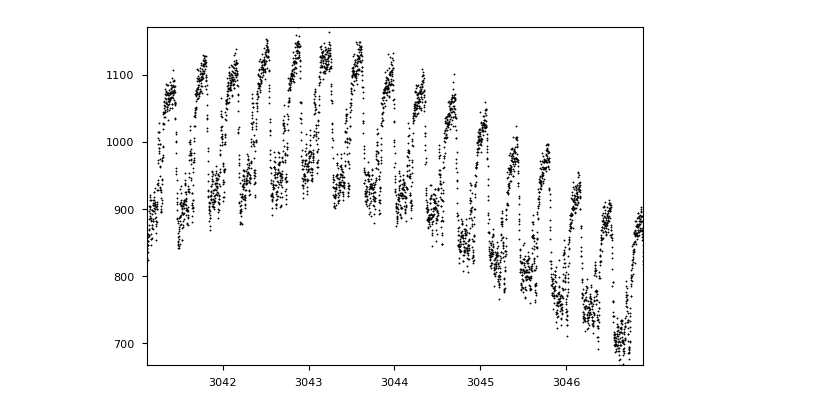
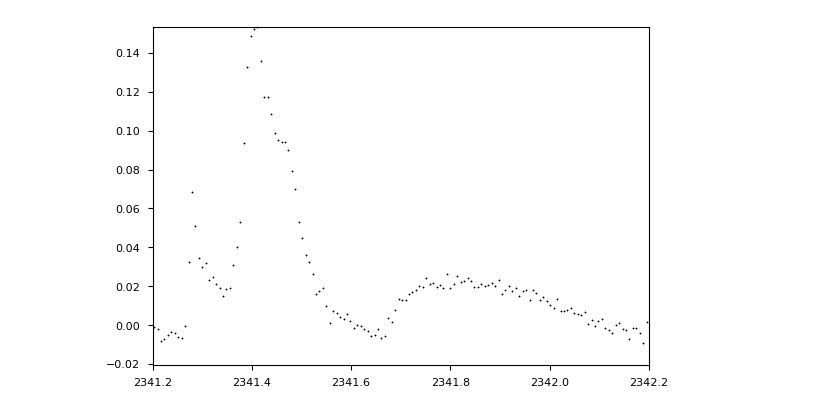
Before and after one commit to sarahedraves/complexrotators, a Jupyter notebook: splitsectors.ipynb, the cells around one changed output. Saved outputs shown, nothing was run; the diff lists cells and outputs as text; code cells hidden in the pictures.

```diff
--- a/splitsectors.ipynb
+++ b/splitsectors.ipynb
@@ -76,0 +150,2 @@ lc64h1=lc64[lc64.time.value<3046.9]
+# %%
+lc=get_lc_string('TIC-309321971-38-FFI-10min')
@@ -77,7 +157,11 @@ lc64h1=lc64[lc64.time.value<3046.9]
+# %%
+leftdate2=2341.2
+rightdate2=2342.2
 # %%
 plt.close()
-plt.scatter(lc64h1["time"].value, lc64h1["flux"], 1, "#000000", alpha=1)
+plt.scatter(lc["time"].value, lc["flux"], 1, "#000000", alpha=1)
 plt.margins(0)
+plt.xlim([leftdate2,rightdate2])
 plt.show()
 # %% [output]
-[figure, old version]
+[figure, new version]
```
Also changed, not shown: parts of 32 cells of this notebook, 3 other files.
